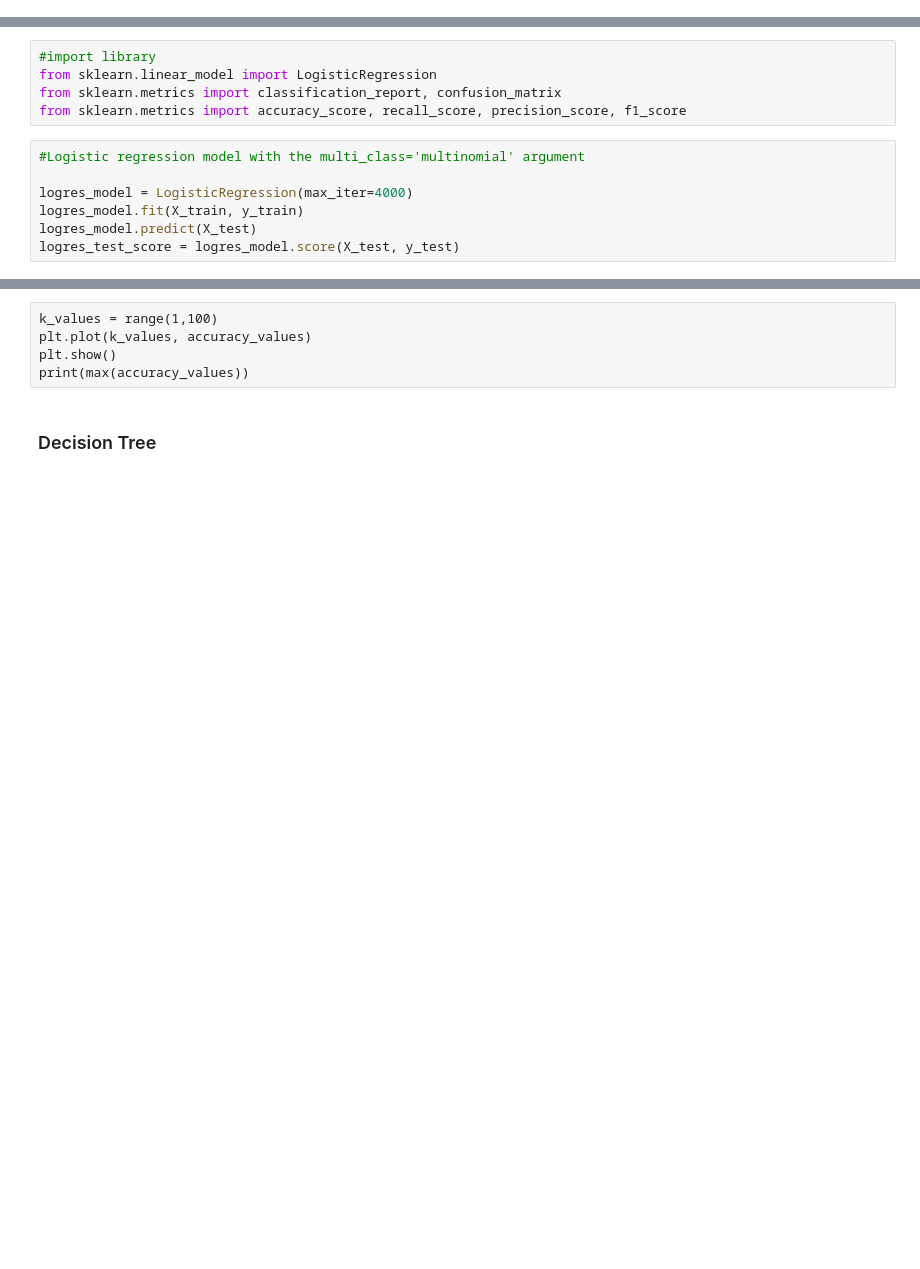
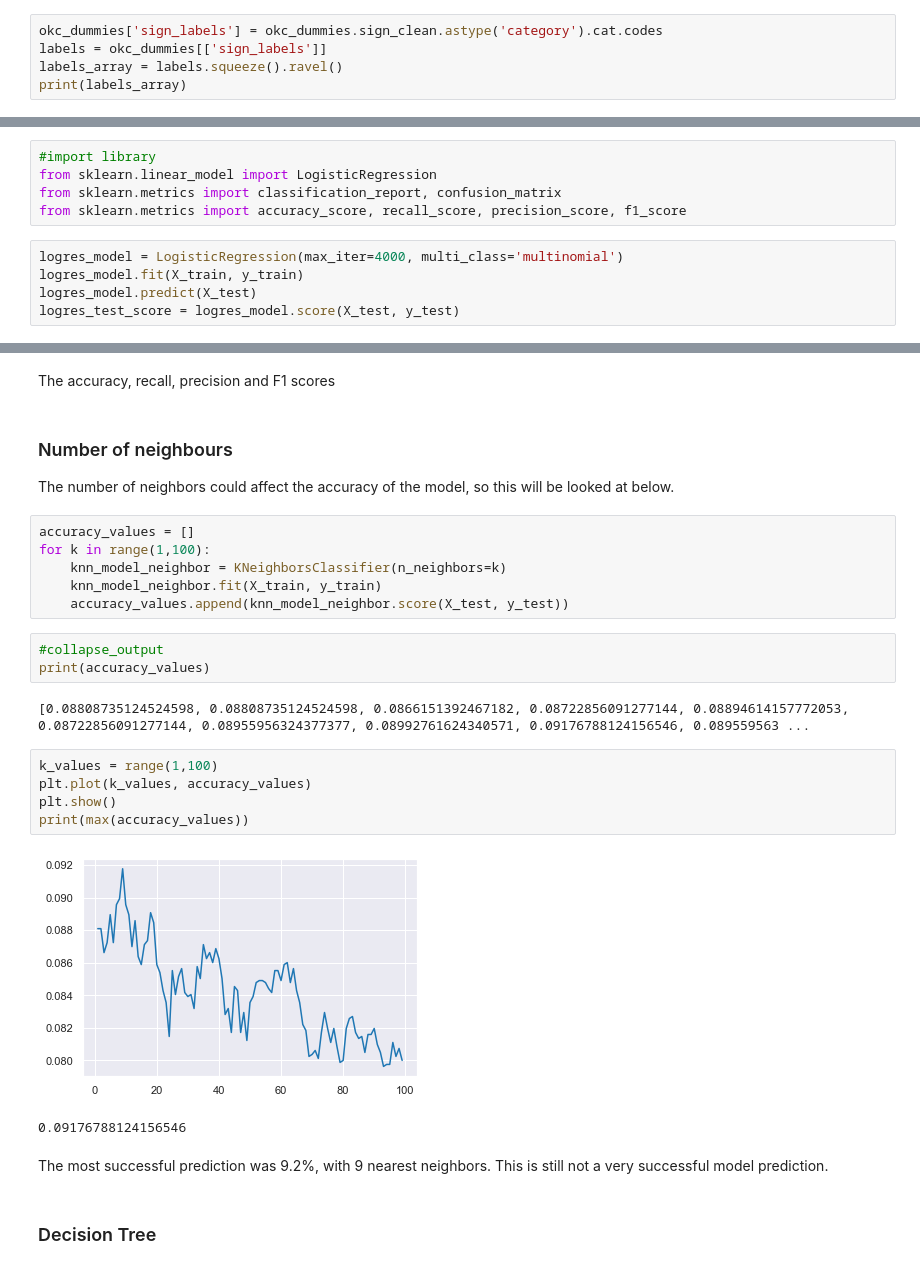
Before and after one commit to LottesofCode/Portfolio, a Jupyter notebook: _notebooks/2022-06-22-date-a-scientist.ipynb, the cells around one changed output, grey strips where cells are left out. Cells and saved outputs as stored; diff of their text form; blank space fills up the shorter version.

```diff
--- a/_notebooks/2022-06-22-date-a-scientist.ipynb
+++ b/_notebooks/2022-06-22-date-a-scientist.ipynb
@@ -602,0 +608,5 @@ print(labels_array)
+# %%
+okc_dummies['sign_labels'] = okc_dummies.sign_clean.astype('category').cat.codes
+labels = okc_dummies[['sign_labels']]
+labels_array = labels.squeeze().ravel()
+print(labels_array)
@@ -638,9 +655,7 @@ from sklearn.linear_model import LogisticRegression
 from sklearn.metrics import classification_report, confusion_matrix
 from sklearn.metrics import accuracy_score, recall_score, precision_score, f1_score
 # %%
-#Logistic regression model with the multi_class='multinomial' argument
-
-logres_model = LogisticRegression(max_iter=4000)
+logres_model = LogisticRegression(max_iter=4000, multi_class='multinomial')
 logres_model.fit(X_train, y_train)
 logres_model.predict(X_test)
 logres_test_score = logres_model.score(X_test, y_test)
@@ -695,8 +712,29 @@ for k in range(1,100):
-# %% [raw]
-k_values = range(1,100)
-plt.plot(k_values, accuracy_values)
-plt.show()
-print(max(accuracy_values))
+# %% [markdown]
+The accuracy, recall, precision and F1 scores
+# %% [markdown]
+### Number of neighbours
+The number of neighbors could affect the accuracy of the model, so this will be looked at below.
+# %%
+accuracy_values = []
+for k in range(1,100):
+    knn_model_neighbor = KNeighborsClassifier(n_neighbors=k)
+    knn_model_neighbor.fit(X_train, y_train)
+    accuracy_values.append(knn_model_neighbor.score(X_test, y_test))
+# %%
+#collapse_output
+print(accuracy_values)
+# %% [output]
+[0.08808735124524598, 0.08808735124524598, 0.0866151392467182, 0.08722856091277144, 0.08894614157772053, 0.08722856091277144, 0.08955956324377377, 0.08992761624340571, 0.09176788124156546, 0.089559563 ...
+# %%
+k_values = range(1,100)
+plt.plot(k_values, accuracy_values)
+plt.show()
+print(max(accuracy_values))
+# %% [output]
+[figure, added]
+0.09176788124156546
+# %% [markdown]
+The most successful prediction was 9.2%, with 9 nearest neighbors.  This is still not a very successful model prediction.
 # %% [markdown]
 ### Decision Tree
 # %%
```
Also changed, not shown: parts of 60 cells of this notebook.
